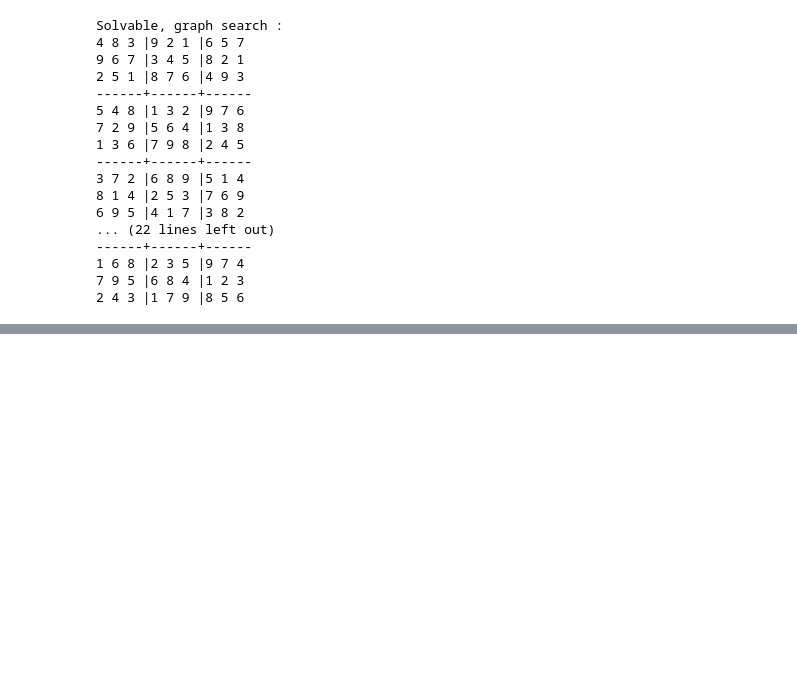
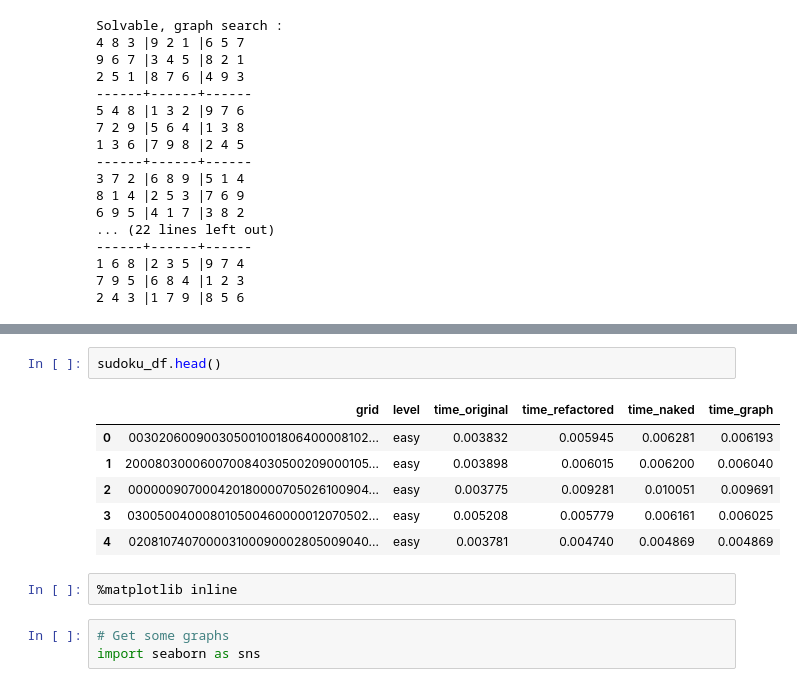
Before and after one commit to sendivogius/plAIground, a Jupyter notebook: sudoku.ipynb, the cells around one changed output, grey strips where cells are left out. Drawn from its saved outputs; the diff is of its cells as text; blank space fills up the shorter version.

```diff
--- a/sudoku.ipynb
+++ b/sudoku.ipynb
@@ -426,0 +529,14 @@ Solvable, graph search :
+# %%
+sudoku_df.head()
+# %% [output]
+|  | grid | level | time_original | time_refactored | time_naked | time_graph |
+| 0 | 003020600900305001001806400008102... | easy | 0.003832 | 0.005945 | 0.006281 | 0.006193 |
+| 1 | 200080300060070084030500209000105... | easy | 0.003898 | 0.006015 | 0.006200 | 0.006040 |
+| 2 | 000000907000420180000705026100904... | easy | 0.003775 | 0.009281 | 0.010051 | 0.009691 |
+| 3 | 030050040008010500460000012070502... | easy | 0.005208 | 0.005779 | 0.006161 | 0.006025 |
+| 4 | 020810740700003100090002805009040... | easy | 0.003781 | 0.004740 | 0.004869 | 0.004869 |
+# %%
+%matplotlib inline
+# %%
+# Get some graphs
+import seaborn as sns
```
Also changed, not shown: parts of 16 cells of this notebook.
